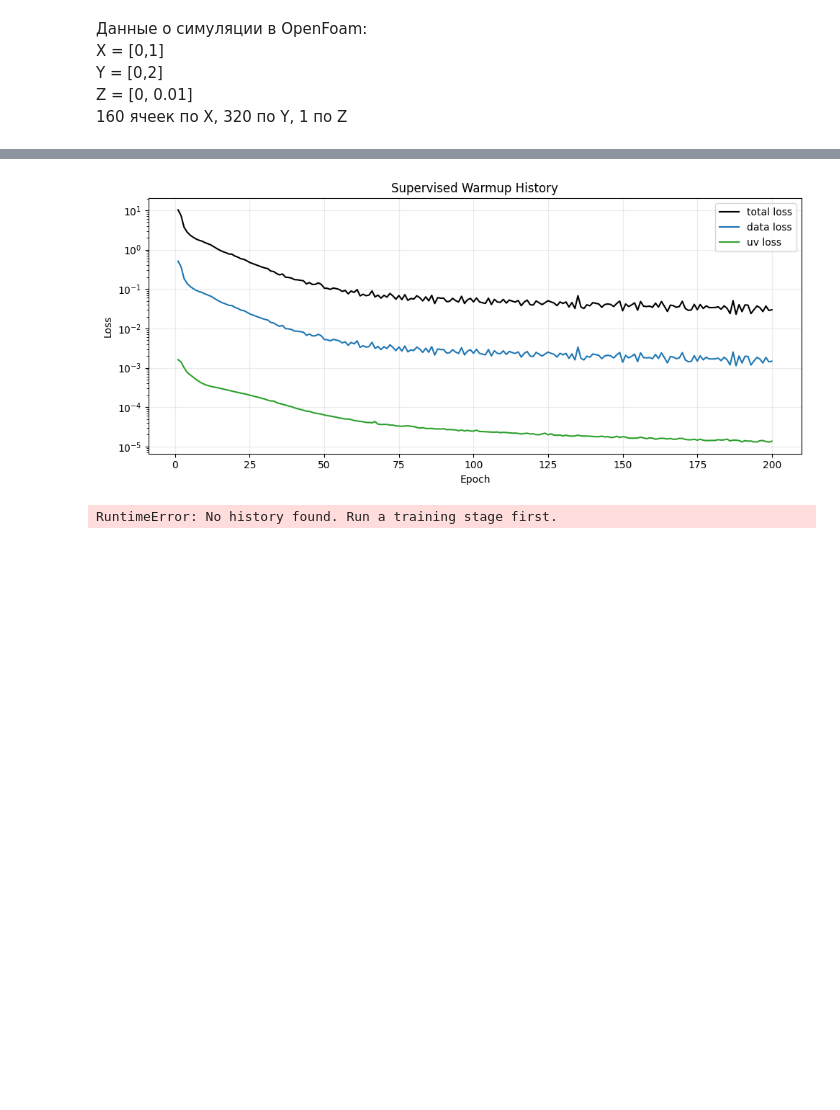
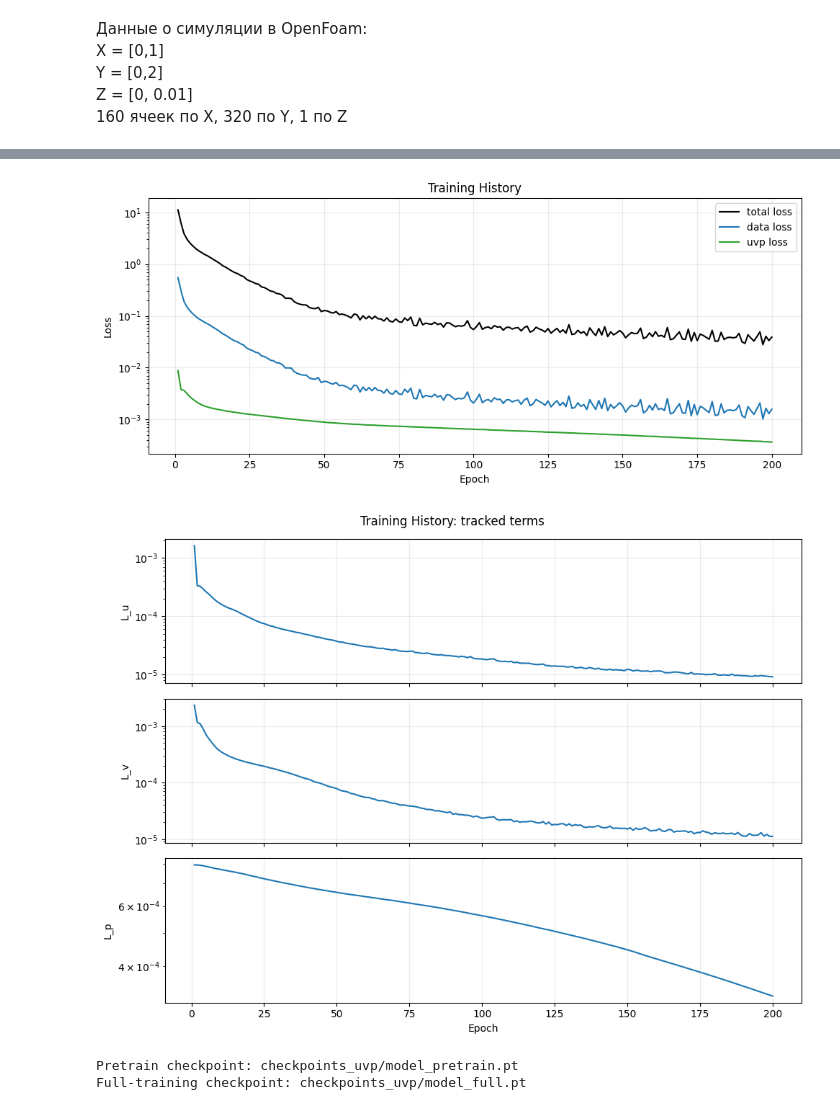
Before and after one commit to 6MIL9/diploma, a Jupyter notebook: Diploma.ipynb, the cells around one changed output, grey strips where cells are left out. Saved outputs shown, nothing was run; the diff lists cells and outputs as text; code cells hidden in the pictures; blank space fills up the shorter version.

```diff
--- a/Diploma.ipynb
+++ b/Diploma.ipynb
@@ -173,56 +158,0 @@ Saved checkpoint: checkpoints_uvp/model_pretrain.pt
-# %%
-import matplotlib.pyplot as plt
-
-history = history_2
-
-fig, ax = plt.subplots(1, 1, figsize=(10, 4.5))
-
-if "loss" in history:
-    ax.plot(history["epoch"], history["loss"], label="total loss", color="black")
-if "loss_data" in history:
-    ax.plot(history["epoch"], history["loss_data"], label="data loss", color="tab:blue")
-if "loss_uvp" in history:
-    ax.plot(history["epoch"], history["loss_uvp"], label="uv loss", color="tab:green")
-
-ax.set_title("Supervised Warmup History")
-ax.set_xlabel("Epoch")
-ax.set_ylabel("Loss")
-ax.set_yscale("log")
-ax.grid(True, alpha=0.25)
-ax.legend()
-
-plt.tight_layout()
-plt.show()
-# %% [output]
-[figure, removed]
-# %%
-import matplotlib.pyplot as plt
-
-if "history" not in globals():
-    raise RuntimeError("No history found. Run a training stage first.")
-
-fig, ax = plt.subplots(1, 1, figsize=(10, 4.5))
-
-if "loss" in history:
-    ax.plot(history["epoch"], history["loss"], label="total loss", color="black")
-if "loss_data" in history:
-    ax.plot(history["epoch"], history["loss_data"], label="data loss", color="tab:blue")
-if "loss_uvp" in history:
-    ax.plot(history["epoch"], history["loss_uvp"], label="uv loss", color="tab:green")
-if "loss_phys" in history:
-    ax.plot(history["epoch"], history["loss_phys"], label="physics loss", color="tab:red")
-
-ax.set_title("Training History")
-ax.set_xlabel("Epoch")
-ax.set_ylabel("Loss")
-ax.set_yscale("log")
-ax.grid(True, alpha=0.25)
-ax.legend()
-
-plt.tight_layout()
-plt.show()
-
-print(f"Pretrain checkpoint: {PRETRAIN_CKPT_PATH}")
-print(f"Full-training checkpoint: {FULL_CKPT_PATH}")
-# %% [output]
-RuntimeError: No history found. Run a training stage first.
@@ -229,3 +200,16 @@ RuntimeError: No history found. Run a training stage first.
+# %%
+if "history" not in globals():
+    raise RuntimeError("No history found. Run a training stage first.")
+
+plot_history(history, title="Training History")
+
+print(f"Pretrain checkpoint: {PRETRAIN_CKPT_PATH}")
+print(f"Full-training checkpoint: {FULL_CKPT_PATH}")
+# %% [output]
+[figure, added]
+[figure, added]
+Pretrain checkpoint: checkpoints_uvp/model_pretrain.pt
+Full-training checkpoint: checkpoints_uvp/model_full.pt
 # %%
 import numpy as np
 import matplotlib.pyplot as plt
```
Also changed, not shown: parts of 11 cells of this notebook, 43 other files.
